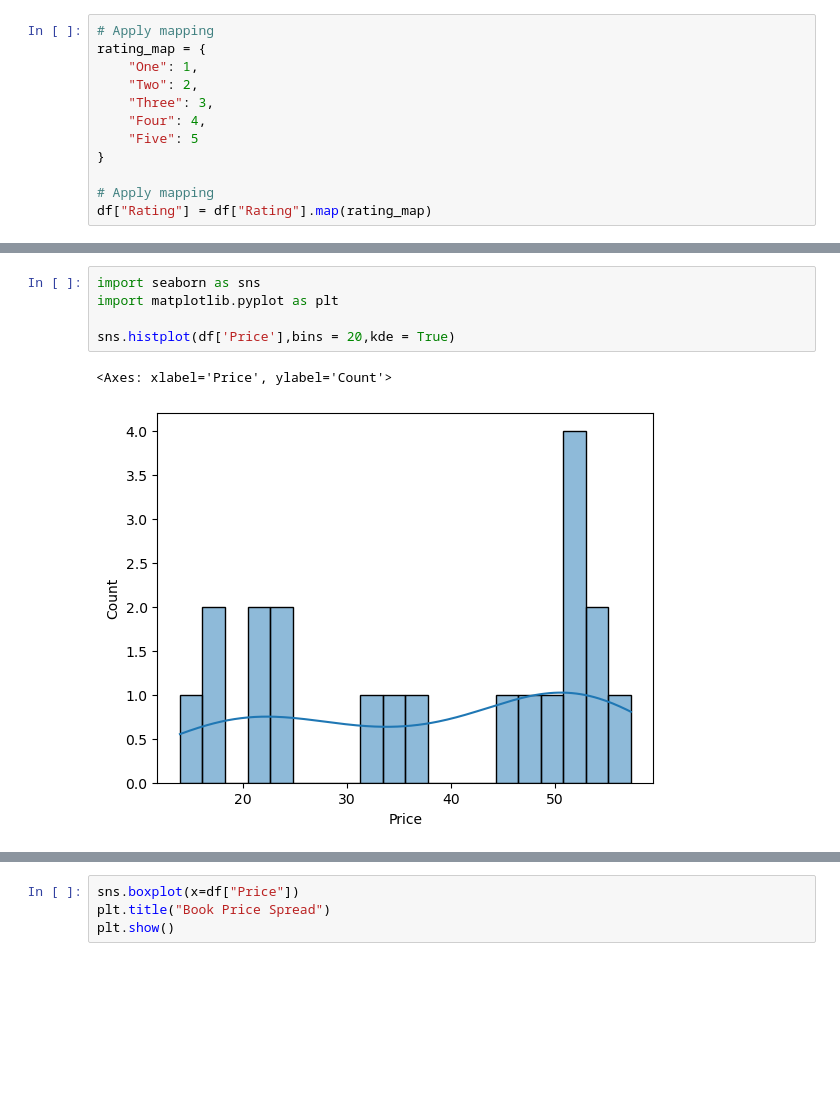
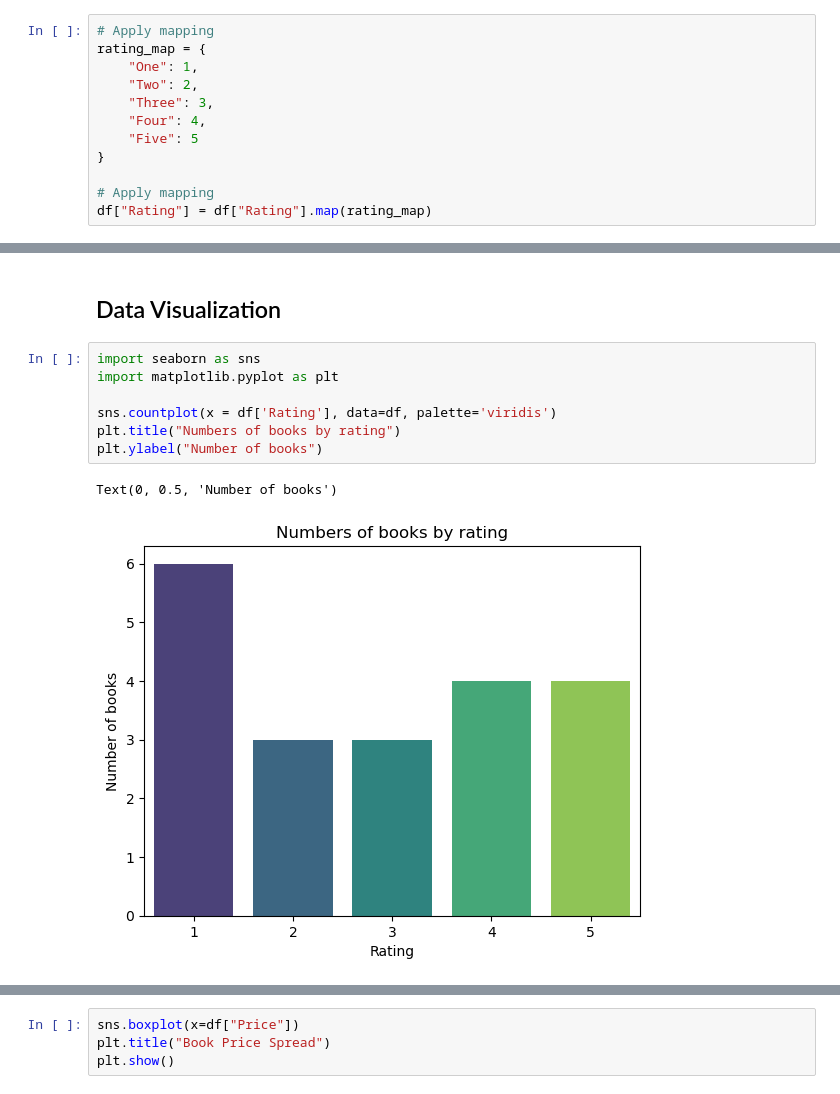
Before and after one commit to balramyRay/Intern-Nepal-Cloud-web-tech, a Jupyter notebook: Webscrapping.ipynb, the cells around one changed output, grey strips where cells are left out. Cells and saved outputs as stored; diff of their text form; blank space fills up the shorter version.

Commit message:
Updated Webscrapping notebook with new visualizations and added books.csv

```diff
--- a/Webscrapping.ipynb
+++ b/Webscrapping.ipynb
@@ -146,8 +137,12 @@ df
+# %% [markdown]
+## Data Visualization
 # %%
 import seaborn as sns
 import matplotlib.pyplot as plt
 
-sns.histplot(df['Price'],bins = 20,kde = True)
+sns.countplot(x = df['Rating'], data=df, palette='viridis')
+plt.title("Numbers of books by rating")
+plt.ylabel("Number of books")
 # %% [output]
-<Axes: xlabel='Price', ylabel='Count'>
+Text(0, 0.5, 'Number of books')
-[figure, old version]
+[figure, new version]
```
Also changed, not shown: parts of 18 cells of this notebook, 1 other file.
